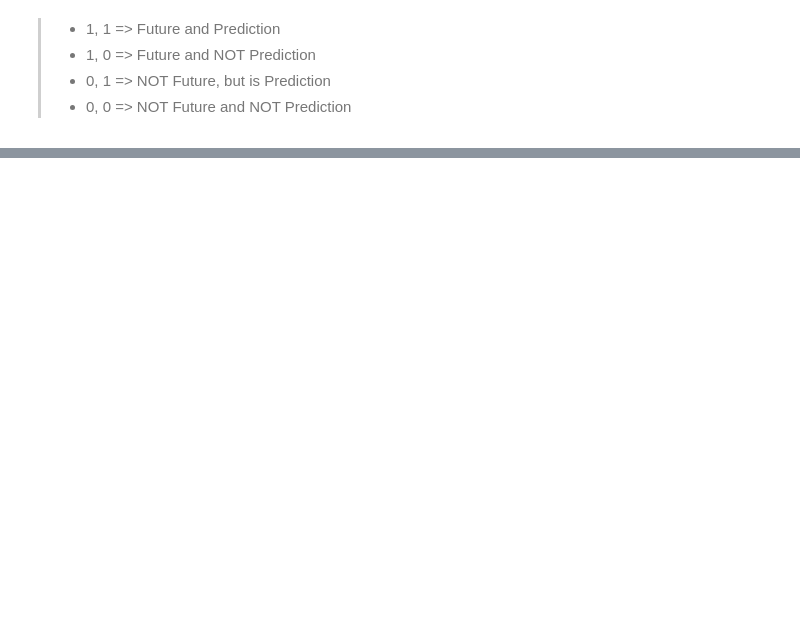
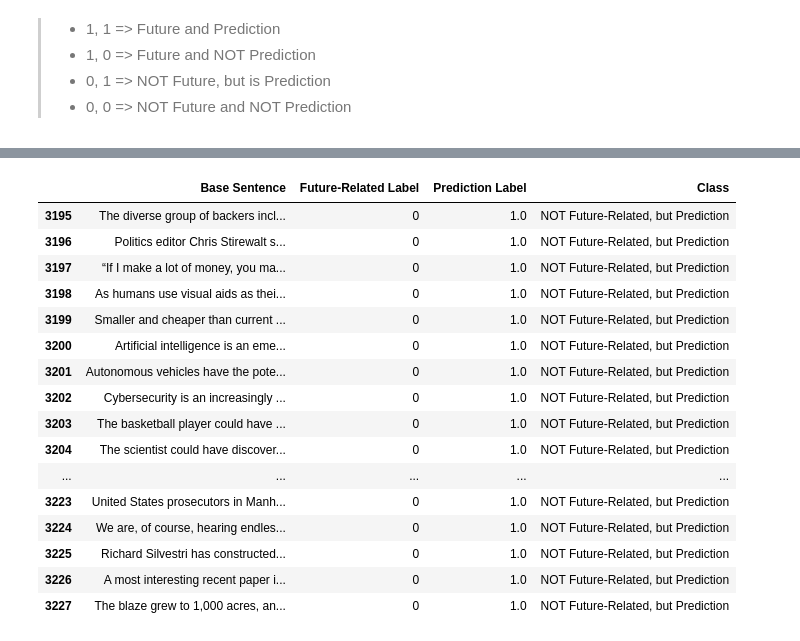
Before and after one commit to ufdatastudio/predictions, a Jupyter notebook: notebook_experiments/explore_chronicle2050_future_vs_projection.ipynb, the cells around one changed output, grey strips where cells are left out. Drawn from its saved outputs; the diff is of its cells as text; code cells hidden in the pictures; blank space fills up the shorter version.

```diff
--- a/notebook_experiments/explore_chronicle2050_future_vs_projection.ipynb
+++ b/notebook_experiments/explore_chronicle2050_future_vs_projection.ipynb
@@ -237,0 +254,21 @@ DataVisualizing.plot_class_distribution(
+# %%
+filt_nfrbp = grouped_df['Class'] =='NOT Future-Related, but Prediction'
+grouped_df[filt_nfrbp]
+# %% [output]
+|  | Base Sentence | Future-Related Label | Prediction Label | Class |
+| 3195 | The diverse group of backers incl... | 0 | 1.0 | NOT Future-Related, but Prediction |
+| 3196 | Politics editor Chris Stirewalt s... | 0 | 1.0 | NOT Future-Related, but Prediction |
+| 3197 | “If I make a lot of money, you ma... | 0 | 1.0 | NOT Future-Related, but Prediction |
+| 3198 | As humans use visual aids as thei... | 0 | 1.0 | NOT Future-Related, but Prediction |
+| 3199 | Smaller and cheaper than current ... | 0 | 1.0 | NOT Future-Related, but Prediction |
+| 3200 | Artificial intelligence is an eme... | 0 | 1.0 | NOT Future-Related, but Prediction |
+| 3201 | Autonomous vehicles have the pote... | 0 | 1.0 | NOT Future-Related, but Prediction |
+| 3202 | Cybersecurity is an increasingly ... | 0 | 1.0 | NOT Future-Related, but Prediction |
+| 3203 | The basketball player could have ... | 0 | 1.0 | NOT Future-Related, but Prediction |
+| 3204 | The scientist could have discover... | 0 | 1.0 | NOT Future-Related, but Prediction |
+| ... | ... | ... | ... | ... |
+| 3223 | United States prosecutors in Manh... | 0 | 1.0 | NOT Future-Related, but Prediction |
+| 3224 | We are, of course, hearing endles... | 0 | 1.0 | NOT Future-Related, but Prediction |
+| 3225 | Richard Silvestri has constructed... | 0 | 1.0 | NOT Future-Related, but Prediction |
+| 3226 | A most interesting recent paper i... | 0 | 1.0 | NOT Future-Related, but Prediction |
+| 3227 | The blaze grew to 1,000 acres, an... | 0 | 1.0 | NOT Future-Related, but Prediction |
```
Also changed, not shown: parts of 8 cells of this notebook, 7 other files.
